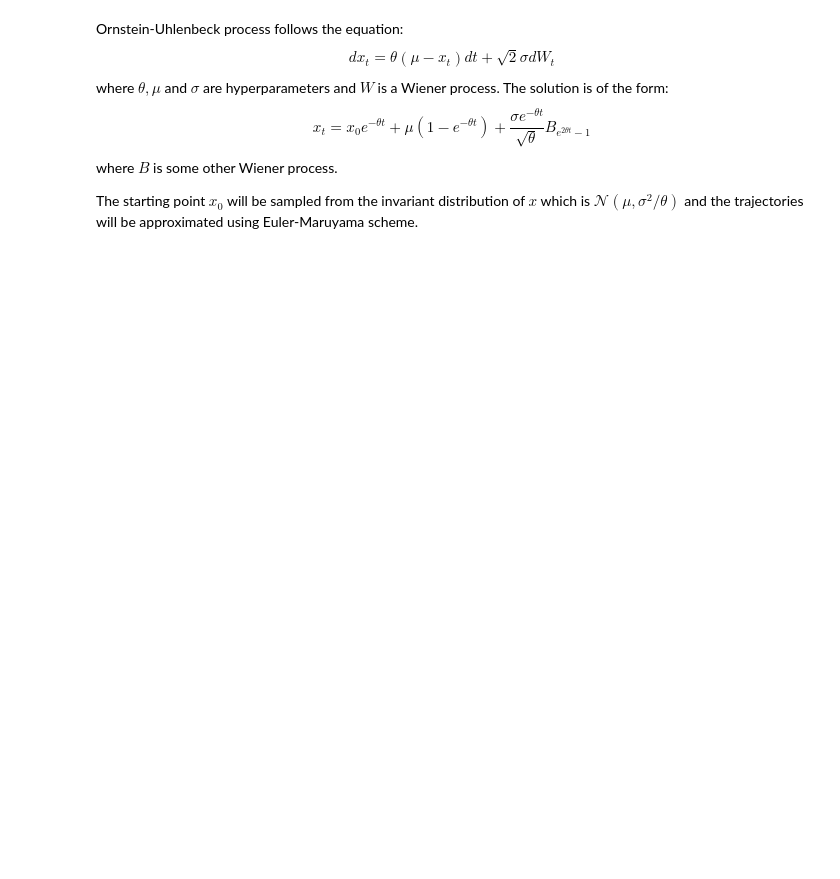
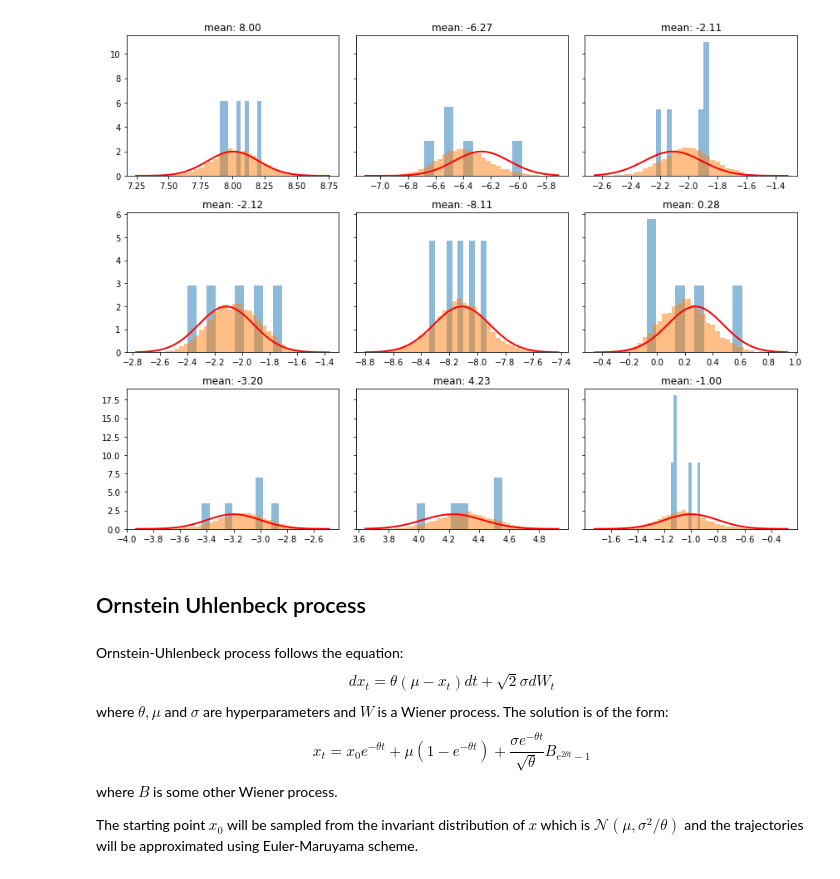
Before and after one commit to mitkel/DL, a Jupyter notebook: CVAE/results.ipynb, the cells around one changed output. Saved outputs shown, nothing was run; the diff lists cells and outputs as text; code cells hidden in the pictures; blank space fills up the shorter version.

```diff
--- a/CVAE/results.ipynb
+++ b/CVAE/results.ipynb
@@ -1,3 +296,33 @@
+# %%
+name = "data/CVAE_test_empirical_normal"
+par = np.load(name+"_params.npy", allow_pickle=True).item()
+model = CVAE(**par)
+model.load_state_dict(torch.load(name+"_model"))
+
+nrows, ncols = 3, 3
+fig, axs = plt.subplots(nrows, ncols,
+                        figsize=(nrows*4, ncols*3),
+                        sharey='row')
+for i in range(nrows):
+    for j in range(ncols):
+        samples = 10000
+        mean = np.random.uniform(-10,10)
+        X = torch.tensor(np.random.normal(mean,par['sigma'], par['cond_dim']), dtype=torch.float32)
+        res = model.sample_trajectories(samples, X)
+
+        axs[i,j].hist(X.numpy(), density=1, alpha=0.5, label="conditional")
+        count, bins, _ = axs[i,j].hist(res.numpy(), 40, alpha=0.5, density=1, label="model prediction")
+        axs[i,j].plot(bins, 1/(par['sigma'] * np.sqrt(2 * np.pi)) *
+                       np.exp( - (bins - mean)**2 / (2 * par['sigma']**2) ),
+                 linewidth=2, color='r', label="ground truth")
+        axs[i,j].title.set_text("mean: {:.2f}".format(mean))
+
+fig.tight_layout()
+plt.show()
+# %% [output]
+[figure, added]
+# %% [markdown]
+## Ornstein Uhlenbeck process
 # %% [markdown]
 Ornstein-Uhlenbeck process follows the equation:
 $$ dx_t = \theta(\mu-x_t)dt + \sqrt{2}\sigma dW_t $$
```
Also changed, not shown: parts of 24 cells of this notebook.
